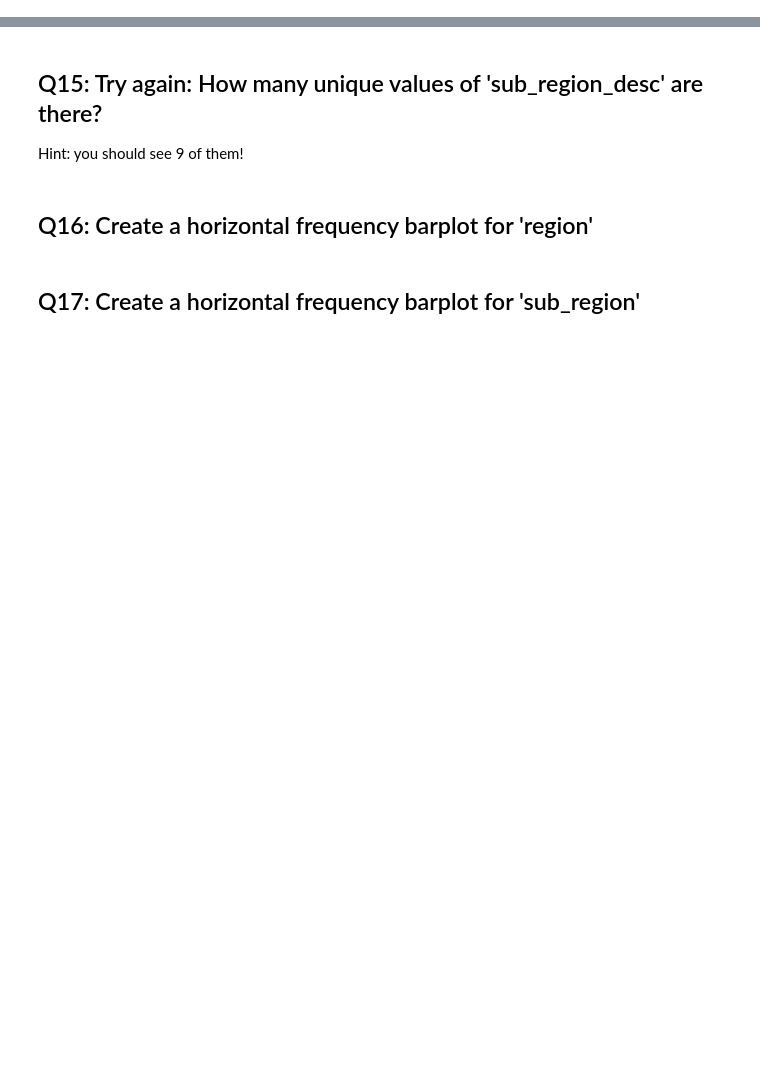
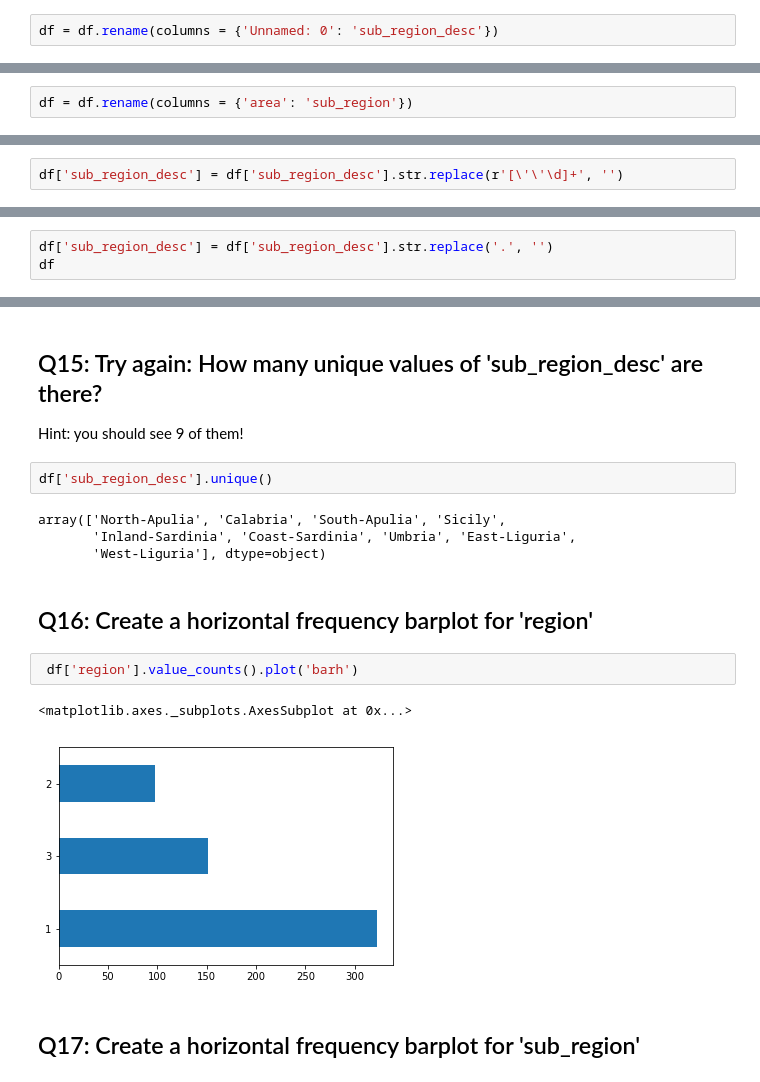
Before and after one commit to Dangaia/dsp, a Jupyter notebook: python/pandas/3_pandas_olive_answers_dangaia.ipynb, the cells around one changed output, grey strips where cells are left out. Saved outputs shown, nothing was run; the diff lists cells and outputs as text; blank space fills up the shorter version.

```diff
--- a/python/pandas/3_pandas_olive_answers_dangaia.ipynb
+++ b/python/pandas/3_pandas_olive_answers_dangaia.ipynb
@@ -79,8 +123,12 @@ df = pd.read_csv('olive.csv')
 # %% [markdown]
 ## Q9:  Rename a column
 ### 'Unnamed: 0' to:  'sub_region_desc'
+# %%
+df = df.rename(columns = {'Unnamed: 0': 'sub_region_desc'})
 # %% [markdown]
 ## Q10:  Rename the column 'area' to:  'sub_region'
+# %%
+df = df.rename(columns = {'area': 'sub_region'})
 # %% [markdown]
 ## Q11:  How many unique values of 'region' are there?
 
@@ -114,0 +185,2 @@ http://stackoverflow.com/questions/39583264/pandas-strip-numbers-and-parenthesis
+# %%
+df['sub_region_desc'] = df['sub_region_desc'].str.replace(r'[\'\'\d]+', '')
@@ -114,0 +201,3 @@ http://stackoverflow.com/questions/39583264/pandas-strip-numbers-and-parenthesis
+# %%
+df['sub_region_desc'] = df['sub_region_desc'].str.replace('.', '')
+df
@@ -115,7 +218,18 @@ http://stackoverflow.com/questions/39583264/pandas-strip-numbers-and-parenthesis
 # %% [markdown]
 ## Q15:  Try again:  How many unique values of 'sub_region_desc' are there?
 Hint:  you should see 9 of them!
+# %%
+df['sub_region_desc'].unique()
+# %% [output]
+array(['North-Apulia', 'Calabria', 'South-Apulia', 'Sicily',
+       'Inland-Sardinia', 'Coast-Sardinia', 'Umbria', 'East-Liguria',
+       'West-Liguria'], dtype=object)
 # %% [markdown]
 ## Q16:   Create a horizontal frequency barplot for 'region'
+# %%
+ df['region'].value_counts().plot('barh')
+# %% [output]
+<matplotlib.axes._subplots.AxesSubplot at 0x...>
+[figure, added]
 # %% [markdown]
 ## Q17:   Create a horizontal frequency barplot for 'sub_region'
```
Also changed, not shown: parts of 16 cells of this notebook.
